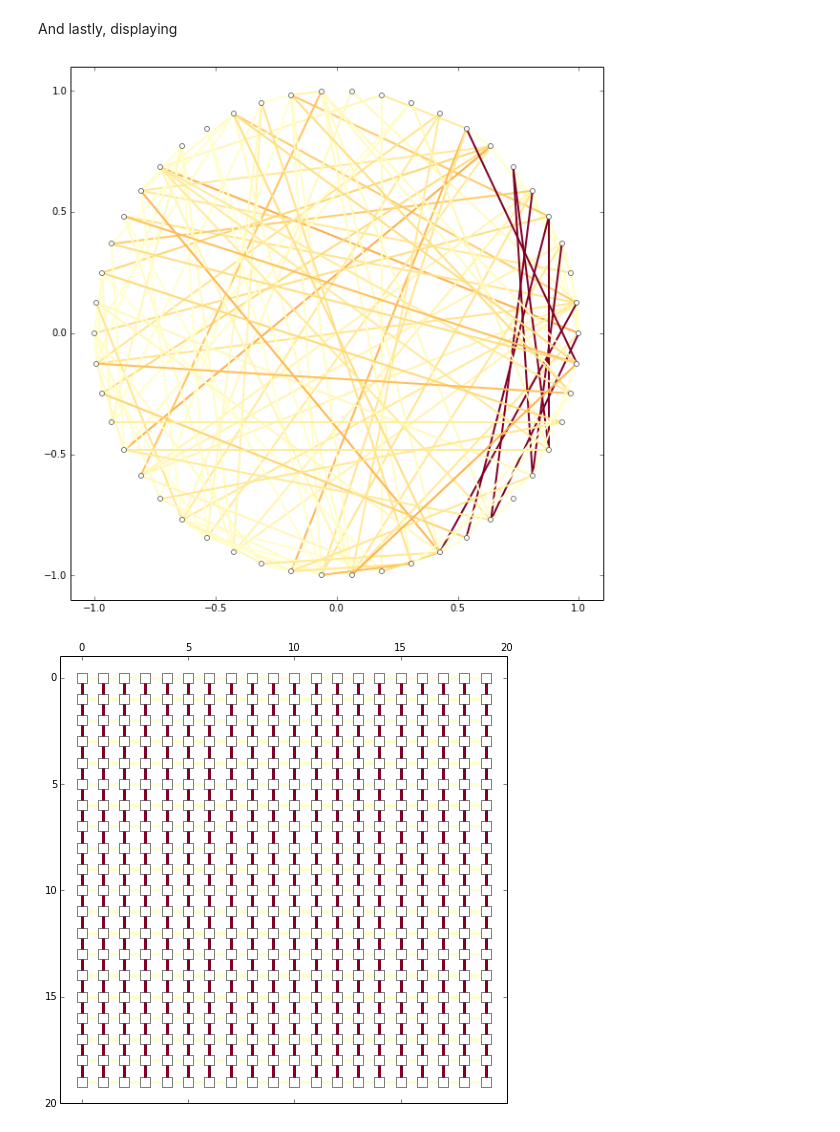
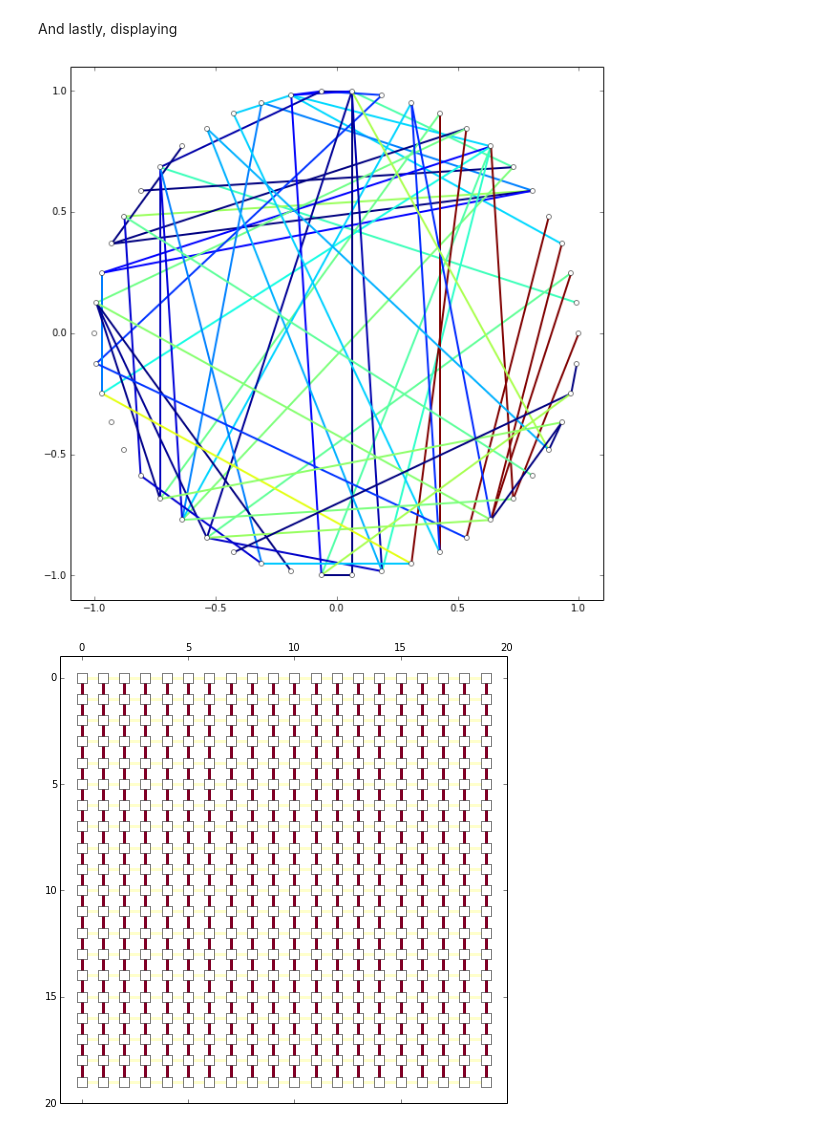
Before and after one commit to forrestsheldon/memNets, a Jupyter notebook: Resistor_Networks_V2.ipynb, the cells around one changed output. Cells and saved outputs as stored; diff of their text form; code cells hidden in the pictures.

```diff
--- a/Resistor_Networks_V2.ipynb
+++ b/Resistor_Networks_V2.ipynb
@@ -655,6 +775,6 @@ Rnet.conductivity()
 # %%
 num_nodes=50
-G = gen_adj.random_graph(num_nodes, 0.1, undirected=True)
+G = gen_adj.random_graph(num_nodes, 0.05, undirected=True)
 v_external = np.empty(num_nodes) * np.nan
 v_external[0:10] = 1
 v_external[-10:] = 0
@@ -704,9 +824,9 @@ True
 And lastly, displaying
 # %%
 fig, ax = plt.subplots(figsize=(10,10))
-Rnet.display_ring(ax, 'power')
+Rnet.display_ring(ax, 'voltage_drop')
 # %% [output]
-[figure, old version]
+[figure, new version]
 # %%
 G = gen_adj.cubic_2d((20, 20))
 v_external = np.empty(20*20)*np.nan
```
Also changed, not shown: parts of 20 cells of this notebook.
